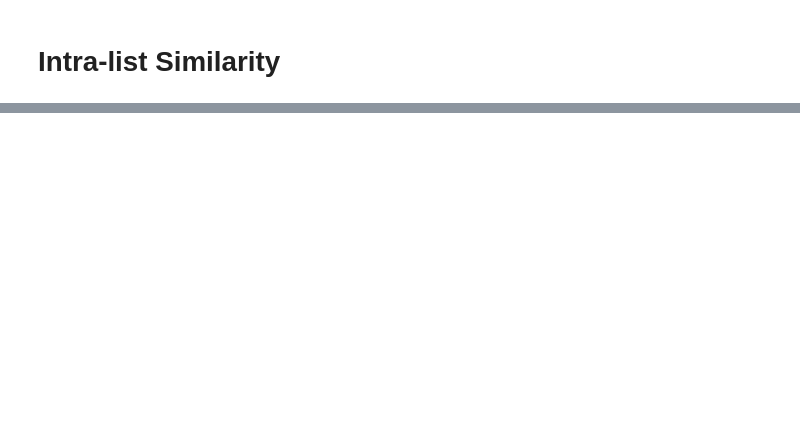
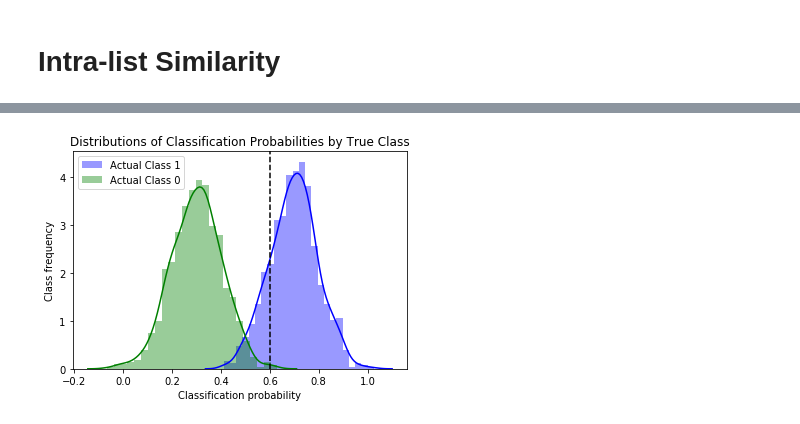
Before and after one commit to statisticianinstilettos/recmetrics, a Jupyter notebook: example.ipynb, the cells around one changed output, grey strips where cells are left out. Cells and saved outputs as stored; diff of their text form; code cells hidden in the pictures; blank space fills up the shorter version.

Commit message:
add class probability plot

```diff
--- a/example.ipynb
+++ b/example.ipynb
@@ -290,0 +197,11 @@ recmetrics.intra_list_similarity(example_predictions, feature_df)
+# %%
+#make fake classification probability data
+class_one_probs = np.random.normal(loc=.7, scale=0.1, size=1000)
+class_zero_probs = np.random.normal(loc=.3, scale=0.1, size=1000)
+actual = [1] * 1000
+class_zero_actual = [0] * 1000
+actual.extend(class_zero_actual)
+
+pred_df = pd.DataFrame([np.concatenate((class_one_probs, class_zero_probs), axis=None), actual]).T
+pred_df.columns = ["probability", "truth"]
+pred_df.head()
@@ -290,0 +215,4 @@ recmetrics.intra_list_similarity(example_predictions, feature_df)
+# %%
+recmetrics.ClassDistributionPlot(pred_df, .6)
+# %% [output]
+[figure, added]
```
Also changed, not shown: parts of 19 cells of this notebook, 4 other files.
